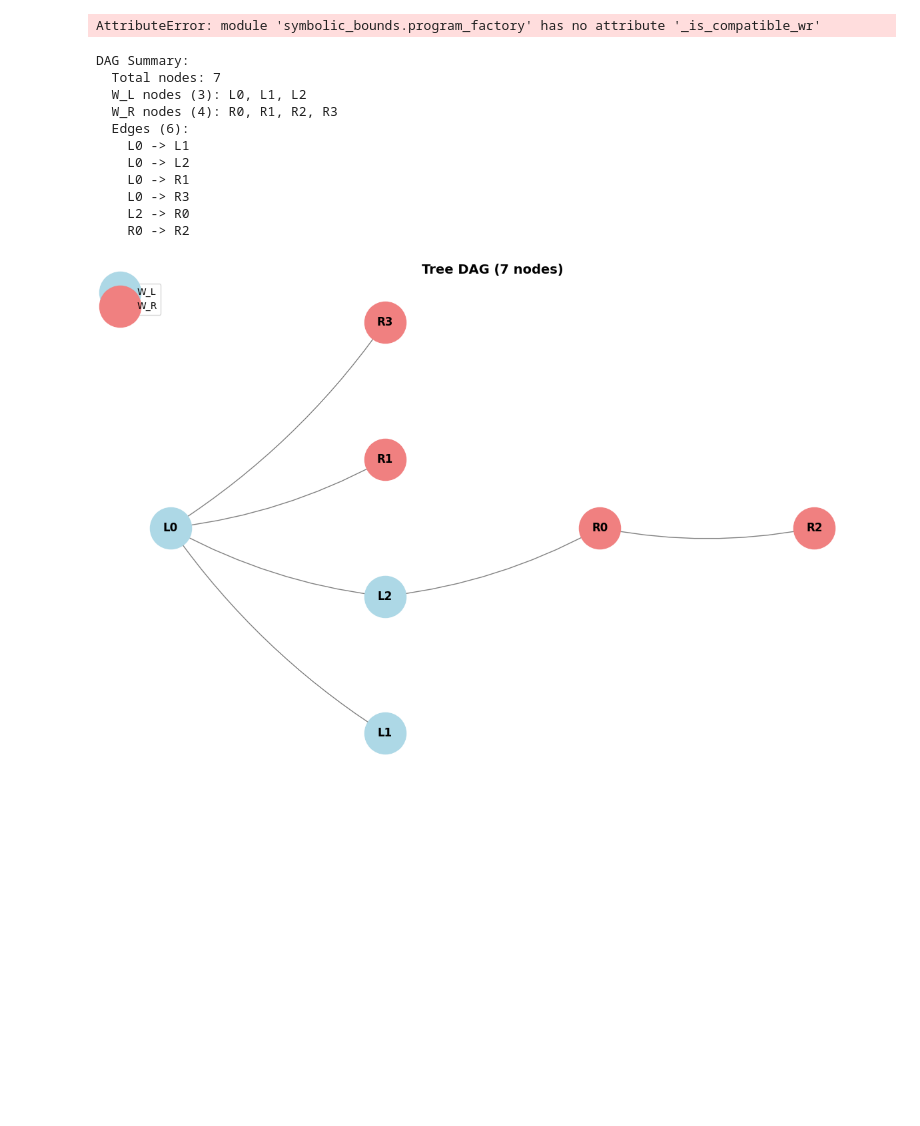
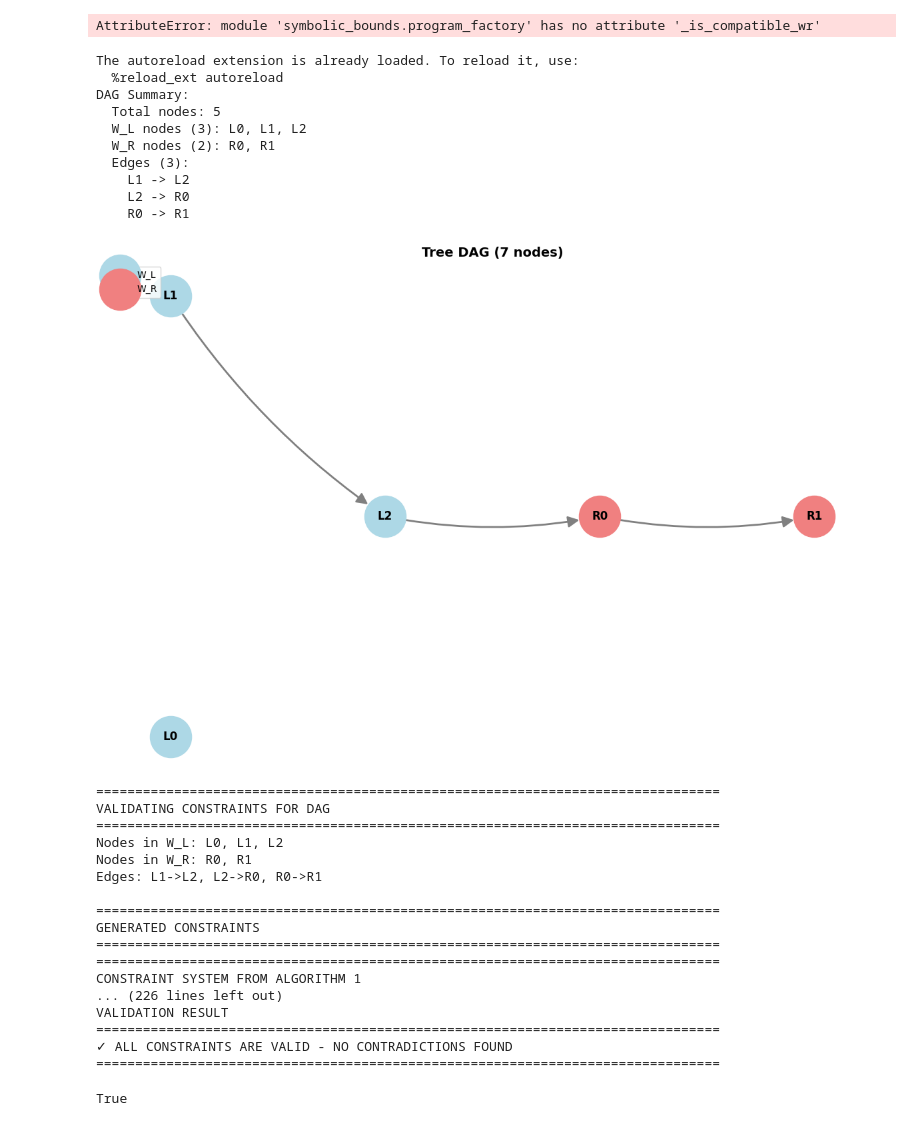
Before and after one commit to tmaringgele/Optimal-Experiments-for-Partial-Causal-Effect-Identification, a Jupyter notebook: symb_bounds_test.ipynb, the cells around one changed output. Cells and saved outputs as stored; diff of their text form; code cells hidden in the pictures; blank space fills up the shorter version.

Commit message:
play around with random DAGs

```diff
--- a/symb_bounds_test.ipynb
+++ b/symb_bounds_test.ipynb
@@ -169,33 +169,53 @@ AttributeError: module 'symbolic_bounds.program_factory' has no attribute '_is_c
 # %%
 from symbolic_bounds.dag import DAG
 %load_ext autoreload
 %autoreload 2
+from symbolic_bounds.test_constraints import validate_constraints
 
 
 from symbolic_bounds.random_dag_generator import (
     generate_random_partitioned_dag,
     generate_random_chain_dag,
     generate_random_tree_dag,
     print_dag_summary
 )
 import matplotlib.pyplot as plt
 
 
 
-tree_dag = generate_random_tree_dag(n=7)
+tree_dag = generate_random_partitioned_dag(n=5)
 print_dag_summary(tree_dag)
 fig3 = tree_dag.draw(figsize=(12, 8), title="Tree DAG (7 nodes)")
 plt.show()
+
+validate_constraints(tree_dag, verbose=True)
 # %% [output]
+The autoreload extension is already loaded. To reload it, use:
+  %reload_ext autoreload
 DAG Summary:
-  Total nodes: 7
+  Total nodes: 5
   W_L nodes (3): L0, L1, L2
-  W_R nodes (4): R0, R1, R2, R3
-  Edges (6):
-    L0 -> L1
-    L0 -> L2
-    L0 -> R1
-    L0 -> R3
+  W_R nodes (2): R0, R1
+  Edges (3):
+    L1 -> L2
     L2 -> R0
-    R0 -> R2
+    R0 -> R1
-[figure, old version]
+[figure, new version]
+================================================================================
+VALIDATING CONSTRAINTS FOR DAG
+================================================================================
+Nodes in W_L: L0, L1, L2
+Nodes in W_R: R0, R1
+Edges: L1->L2, L2->R0, R0->R1
+
+================================================================================
+GENERATED CONSTRAINTS
+================================================================================
+================================================================================
+CONSTRAINT SYSTEM FROM ALGORITHM 1
+... (226 lines left out)
+VALIDATION RESULT
+================================================================================
+✓ ALL CONSTRAINTS ARE VALID - NO CONTRADICTIONS FOUND
+================================================================================
+True
```
Also changed, not shown: 1 other file.
